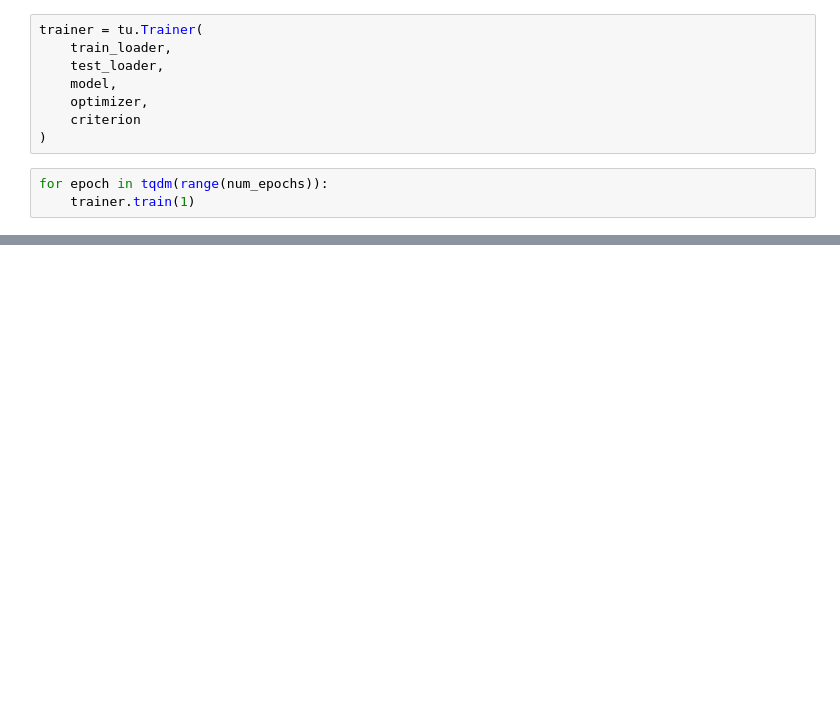
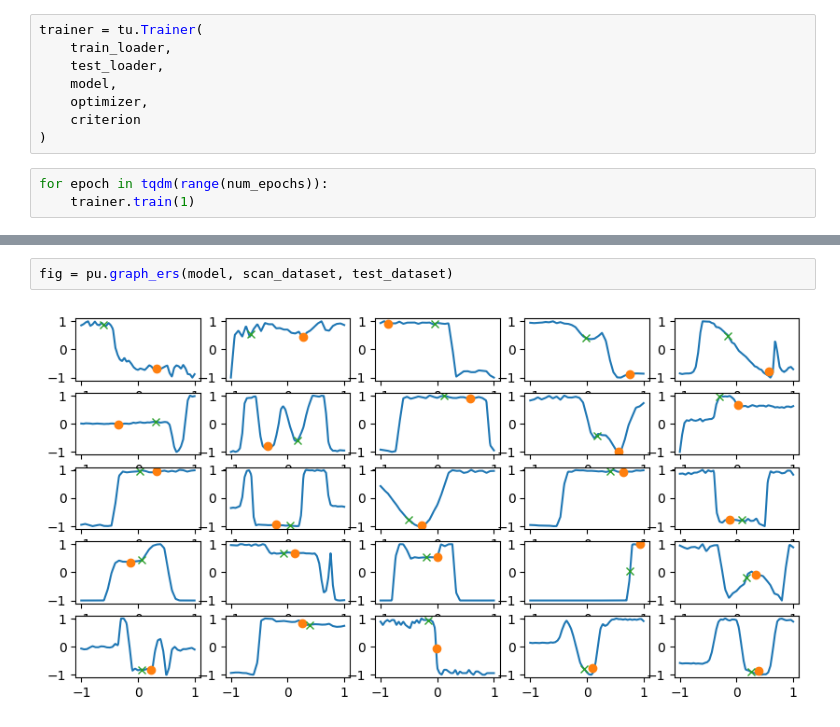
Before and after one commit to Linked-Liszt/12id-b-robo-steer, a Jupyter notebook: manual_train.ipynb, the cells around one changed output, grey strips where cells are left out. Saved outputs shown, nothing was run; the diff lists cells and outputs as text; blank space fills up the shorter version.

```diff
--- a/manual_train.ipynb
+++ b/manual_train.ipynb
@@ -66,0 +81,4 @@ fig = pu.plot_diff_hist(model, scan_dataset, test_dataset)
+# %%
+fig = pu.graph_ers(model, scan_dataset, test_dataset)
+# %% [output]
+[figure, added]
```
Also changed, not shown: parts of 9 cells of this notebook, 6 other files.
